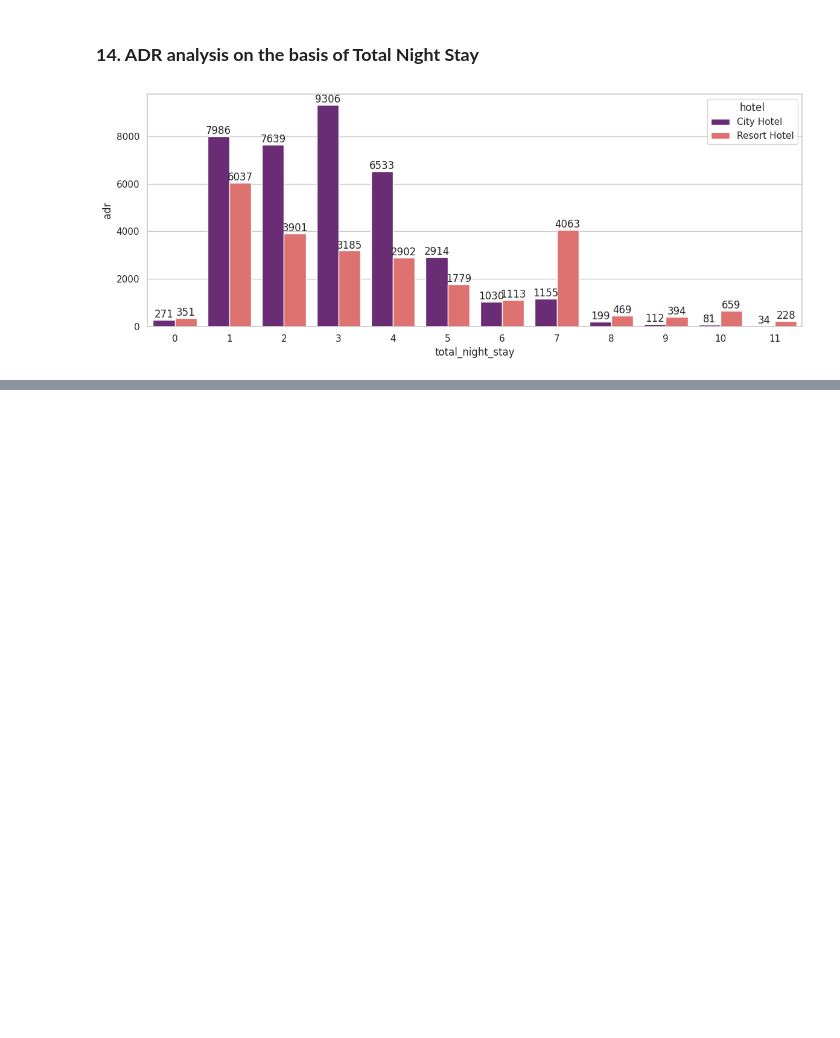
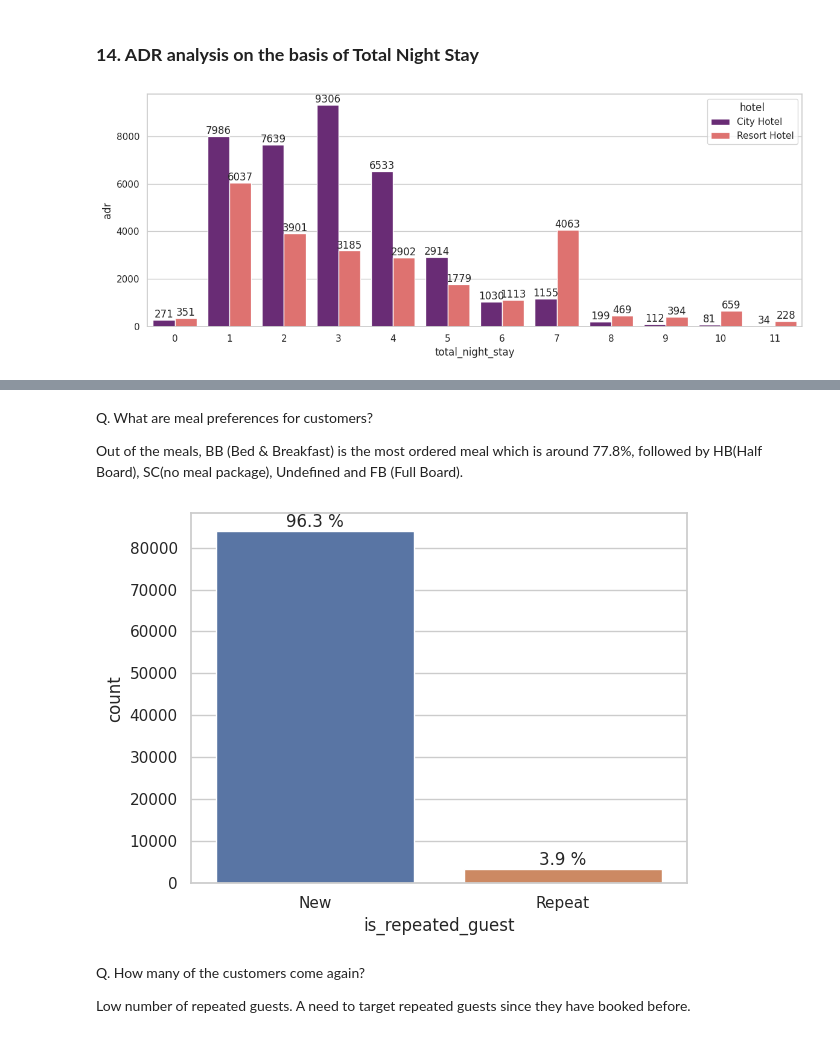
Before and after one commit to jamal-faisal/EDA_Hotel, a Jupyter notebook: EDA_Hotel_Booking.ipynb, the cells around one changed output, grey strips where cells are left out. Saved outputs shown, nothing was run; the diff lists cells and outputs as text; code cells hidden in the pictures; blank space fills up the shorter version.

```diff
--- a/EDA_Hotel_Booking.ipynb
+++ b/EDA_Hotel_Booking.ipynb
@@ -650,0 +658,18 @@ fig.tight_layout()
+# %% [markdown]
+Q. What are meal preferences for customers?
+
+Out of the meals, BB (Bed & Breakfast) is the most ordered meal which is around 77.8%, followed by HB(Half Board), SC(no meal package), Undefined and FB (Full Board).
+# %%
+df_rep = df_hotel.loc[:,['hotel', 'is_repeated_guest']]
+df_rep['is_repeated_guest']= np.where(df_rep["is_repeated_guest"] == 1, 'Repeat', 'New')
+df_rep.groupby(['is_repeated_guest'])['is_repeated_guest'].count()
+ax= sns.barplot(data=df_rep.groupby('is_repeated_guest')['hotel'].agg(['count']).reset_index().sort_values(by= ['count'], ascending=False), x='is_repeated_guest', y= 'count')
+for i in ax.containers:
+  ax.bar_label(i, fmt=lambda x: '{:.1f} %'.format(x /872.25))
+# %% [output]
+[figure, added]
+# %% [markdown]
+Q. How many of the customers come again?
+
+Low number of repeated guests.
+A need to target repeated guests since they have booked before.
```
Also changed, not shown: parts of 22 cells of this notebook.
